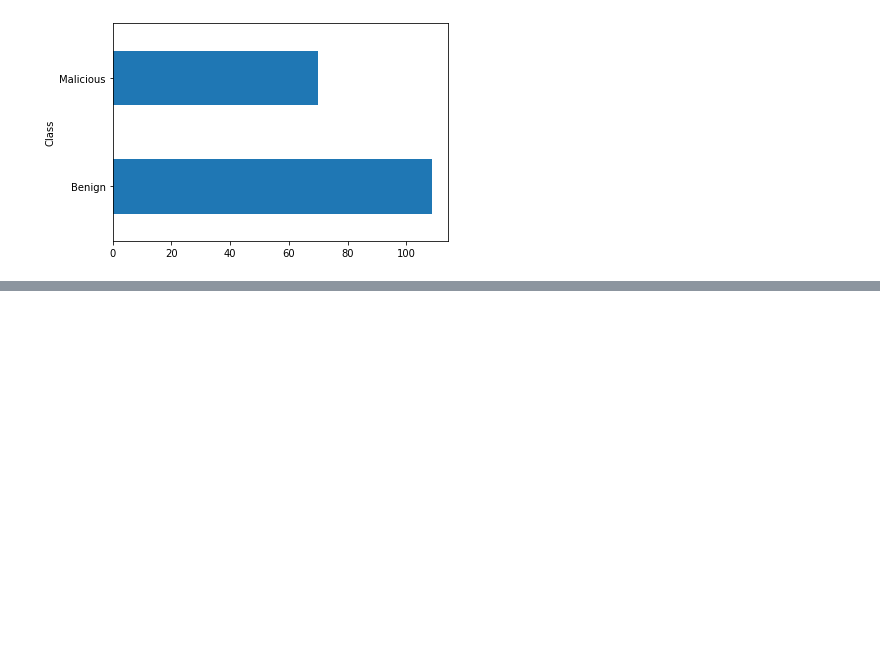
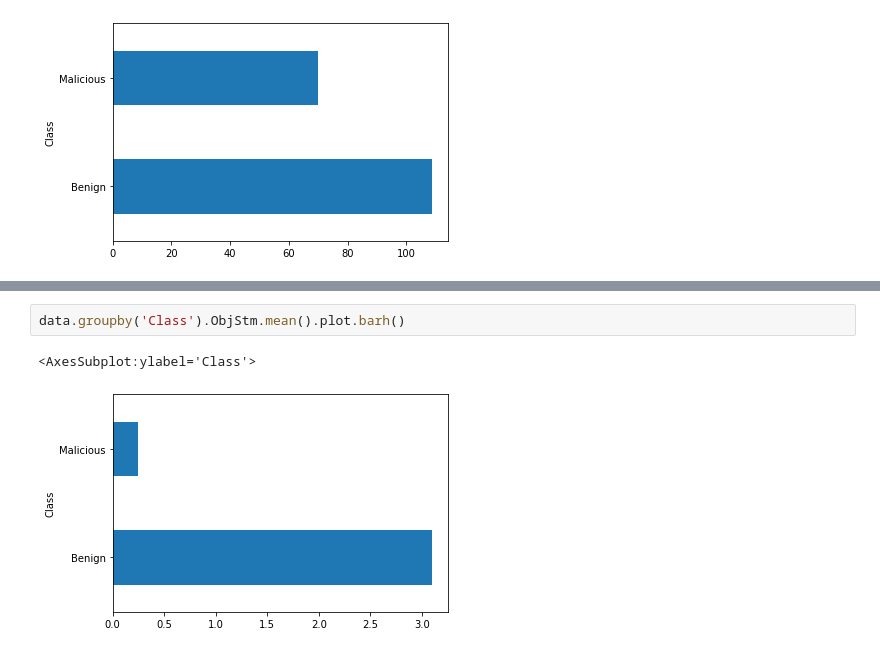
Before and after one commit to arya3364/CyberSecurityAnalysis, a Jupyter notebook: pdf-attacks.ipynb, the cells around one changed output, grey strips where cells are left out. Saved outputs shown, nothing was run; the diff lists cells and outputs as text; blank space fills up the shorter version.

```diff
--- a/pdf-attacks.ipynb
+++ b/pdf-attacks.ipynb
@@ -52,0 +60,5 @@ data.groupby('Class').pdfsize.median().plot.barh()
+# %%
+data.groupby('Class').ObjStm.mean().plot.barh()
+# %% [output]
+<AxesSubplot:ylabel='Class'>
+[figure, added]
```
Also changed, not shown: parts of 8 cells of this notebook.
